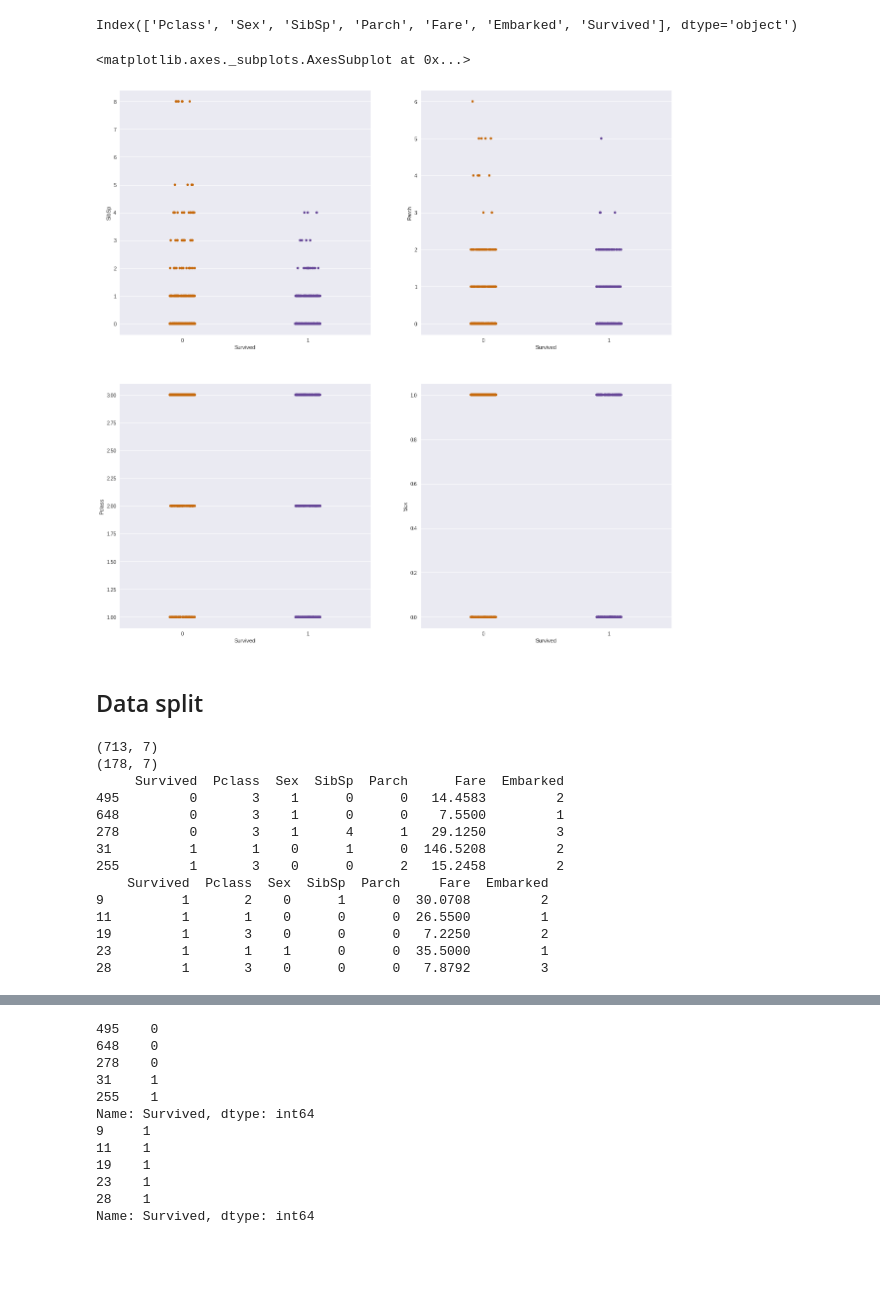
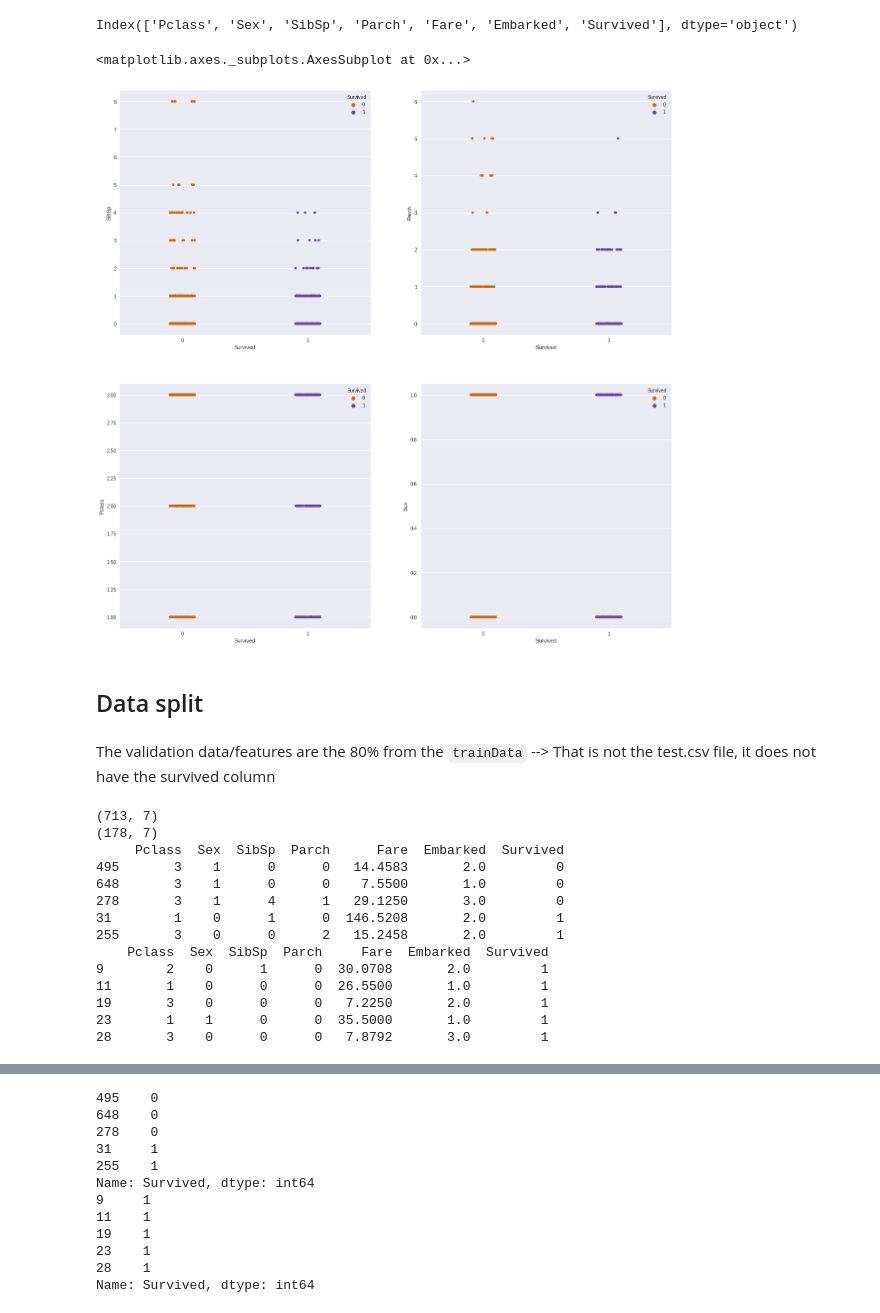
Before and after one commit to shivanishimpi/MLnow_2.0, a Jupyter notebook: LogisticRegression/4a_Binary.ipynb, the cells around one changed output, grey strips where cells are left out. Cells and saved outputs as stored; diff of their text form; code cells hidden in the pictures; blank space fills up the shorter version.

```diff
--- a/LogisticRegression/4a_Binary.ipynb
+++ b/LogisticRegression/4a_Binary.ipynb
@@ -72,9 +70,9 @@ trainData.head(20)
 | 18 | 19 | 0 | 3 | Vander Planke, Mrs. Julius (Emeli... | female | 31.0 | 1 | 0 | 345763 | 18.0000 | ... |
 | 19 | 20 | 1 | 3 | Masselmani, Mrs. Fatima | female | NaN | 0 | 0 | 2649 | 7.2250 | ... |
 # %%
-#trainData.replace(np.nan,0)
-trainData.fillna(0)
-trainData.head(10)
+# trainData.replace(np.nan,0)
+trainData.fillna(0, inplace=True)
+trainData.head(25)
 # %% [output]
 |  | PassengerId | Survived | Pclass | Name | Sex | Age | SibSp | Parch | Ticket | Fare | ... |
 | 0 | 1 | 0 | 3 | Braund, Mr. Owen Harris | male | 22.0 | 1 | 0 | A/5 21171 | 7.2500 | ... |
@@ -187,14 +191,14 @@ Index(['Pclass', 'Sex', 'SibSp', 'Parch', 'Fare', 'Embarked', 'Survived'], dtype
 # %%
 #strip plot
 
 fig, axarr = plt.subplots(2, 2, figsize=(20, 20))
-sns.stripplot(y='SibSp',x='Survived', data=trainData_updated, hue=None, ax=axarr[0][0])
-sns.stripplot(y='Parch',x='Survived', data=trainData_updated, hue=None, ax=axarr[0][1])
-sns.stripplot(y='Pclass',x='Survived', data=trainData_updated, hue=None, ax=axarr[1][0])
-sns.stripplot(y='Sex',x='Survived', data=trainData_updated, hue=None, ax=axarr[1][1])
+sns.stripplot(y='SibSp',x='Survived', data=trainData_updated, hue='Survived', ax=axarr[0][0])
+sns.stripplot(y='Parch',x='Survived', data=trainData_updated, hue='Survived', ax=axarr[0][1])
+sns.stripplot(y='Pclass',x='Survived', data=trainData_updated, hue='Survived', ax=axarr[1][0])
+sns.stripplot(y='Sex',x='Survived', data=trainData_updated, hue='Survived', ax=axarr[1][1])
 # %% [output]
 <matplotlib.axes._subplots.AxesSubplot at 0x...>
-[figure, old version]
+[figure, new version]
 # %% [markdown]
 ## Data split
 # %%
@@ -203,22 +207,24 @@ testDataset = trainData_updated.drop(trainDataset.index)
+# %% [markdown]
+The validation data/features are the 80% from the `trainData` --> That is not the test.csv file, it does not have the survived column
 # %%
 print(trainDataset.shape)
-print(testDataset.shape)
+print(validationDataset.shape)
 print(trainDataset.head())
-print(testDataset.head())
+print(validationDataset.head())
 # %% [output]
 (713, 7)
 (178, 7)
-     Survived  Pclass  Sex  SibSp  Parch      Fare  Embarked
-495         0       3    1      0      0   14.4583         2
-648         0       3    1      0      0    7.5500         1
-278         0       3    1      4      1   29.1250         3
-31          1       1    0      1      0  146.5208         2
-255         1       3    0      0      2   15.2458         2
-    Survived  Pclass  Sex  SibSp  Parch     Fare  Embarked
-9          1       2    0      1      0  30.0708         2
-11         1       1    0      0      0  26.5500         1
-19         1       3    0      0      0   7.2250         2
-23         1       1    1      0      0  35.5000         1
-28         1       3    0      0      0   7.8792         3
+     Pclass  Sex  SibSp  Parch      Fare  Embarked  Survived
+495       3    1      0      0   14.4583       2.0         0
+648       3    1      0      0    7.5500       1.0         0
+278       3    1      4      1   29.1250       3.0         0
+31        1    0      1      0  146.5208       2.0         1
+255       3    0      0      2   15.2458       2.0         1
+    Pclass  Sex  SibSp  Parch     Fare  Embarked  Survived
+9        2    0      1      0  30.0708       2.0         1
+11       1    0      0      0  26.5500       1.0         1
+19       3    0      0      0   7.2250       2.0         1
+23       1    1      0      0  35.5000       1.0         1
+28       3    0      0      0   7.8792       3.0         1
 # %%
 trainFeatures = trainDataset.copy()
```
Also changed, not shown: parts of 19 cells of this notebook.
